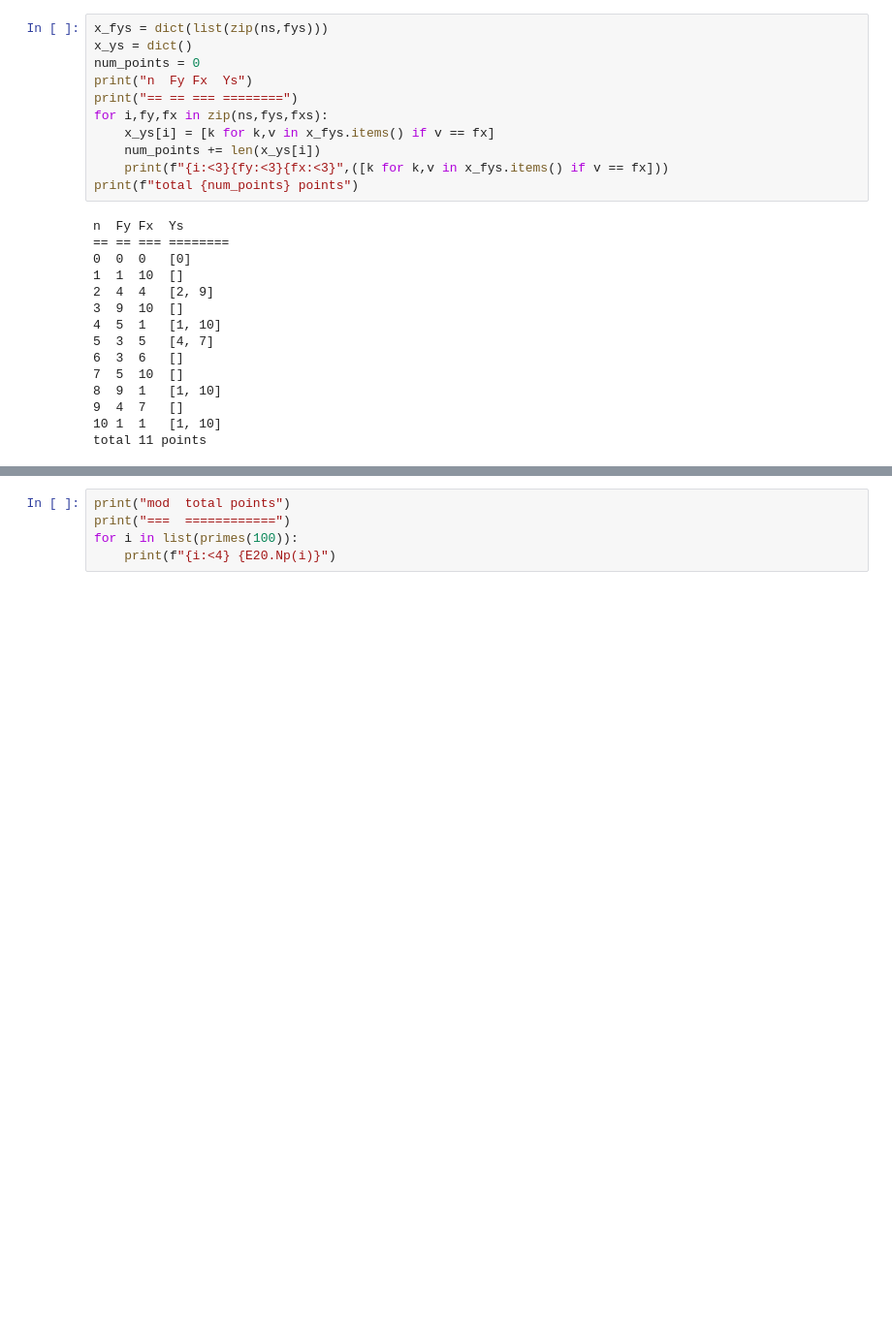
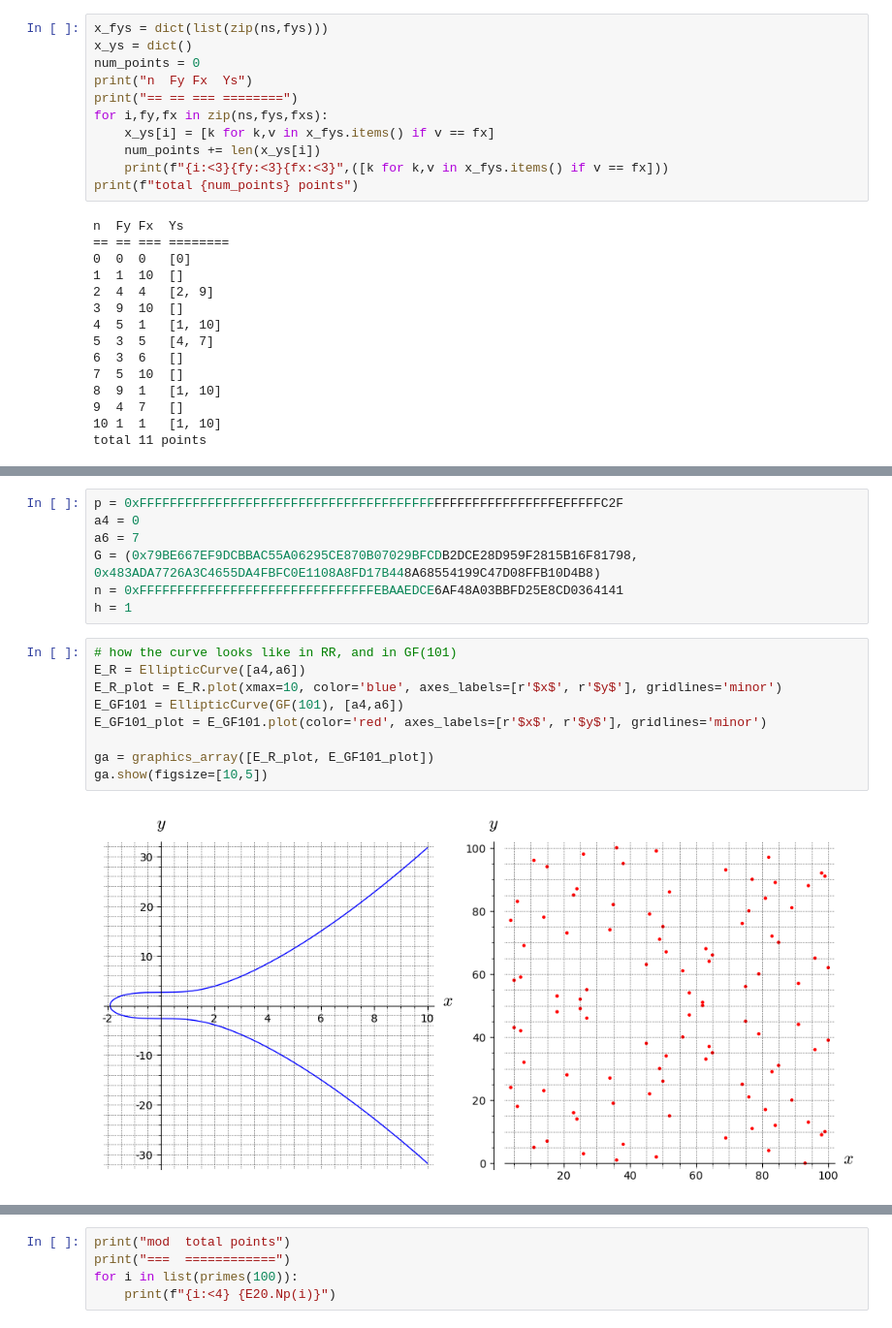
Before and after one commit to edwardlu71/ConceptByExample, a Jupyter notebook: E03_131_EllipticCurvesByExample.ipynb, the cells around one changed output, grey strips where cells are left out. Shown at 97% size. Cells and saved outputs as stored; diff of their text form; blank space fills up the shorter version.

```diff
--- a/E03_131_EllipticCurvesByExample.ipynb
+++ b/E03_131_EllipticCurvesByExample.ipynb
@@ -238,0 +236,18 @@ total 11 points
+# %%
+p = 0xFFFFFFFFFFFFFFFFFFFFFFFFFFFFFFFFFFFFFFFFFFFFFFFFFFFFFFFEFFFFFC2F
+a4 = 0
+a6 = 7
+G = (0x79BE667EF9DCBBAC55A06295CE870B07029BFCDB2DCE28D959F2815B16F81798, 0x483ADA7726A3C4655DA4FBFC0E1108A8FD17B448A68554199C47D08FFB10D4B8)
+n = 0xFFFFFFFFFFFFFFFFFFFFFFFFFFFFFFFEBAAEDCE6AF48A03BBFD25E8CD0364141
+h = 1
+# %%
+# how the curve looks like in RR, and in GF(101)
+E_R = EllipticCurve([a4,a6])
+E_R_plot = E_R.plot(xmax=10, color='blue', axes_labels=[r'$x$', r'$y$'], gridlines='minor')
+E_GF101 = EllipticCurve(GF(101), [a4,a6])
+E_GF101_plot = E_GF101.plot(color='red', axes_labels=[r'$x$', r'$y$'], gridlines='minor')
+
+ga = graphics_array([E_R_plot, E_GF101_plot])
+ga.show(figsize=[10,5])
+# %% [output]
+[figure, added]
```
Also changed, not shown: parts of 9 cells of this notebook.
